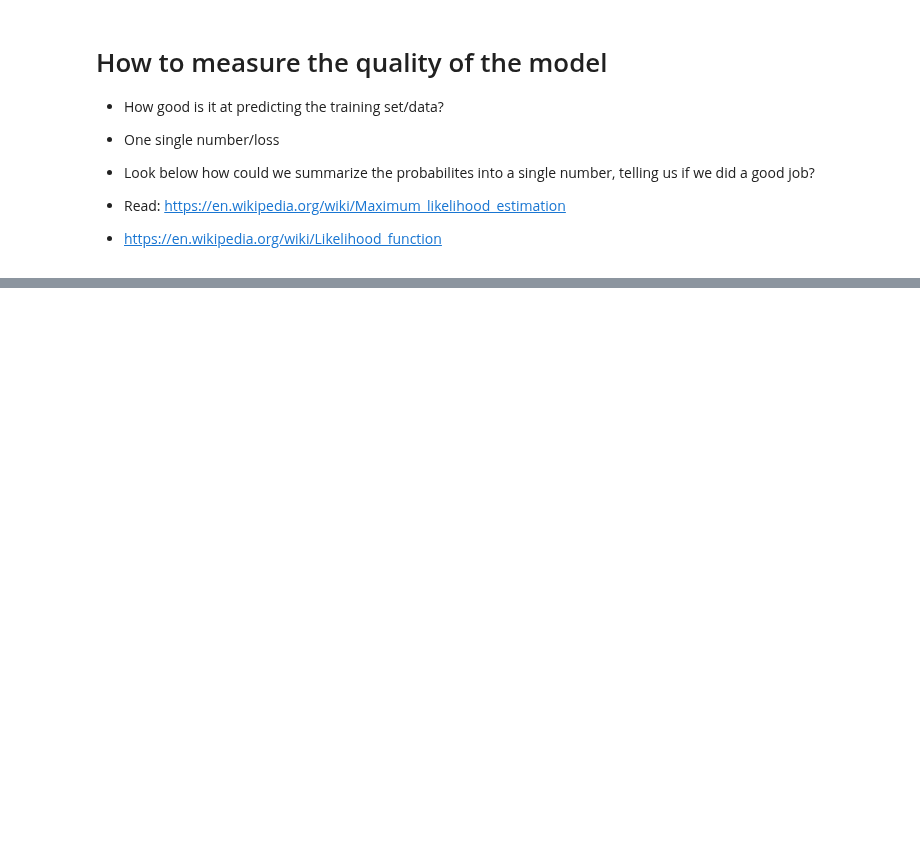
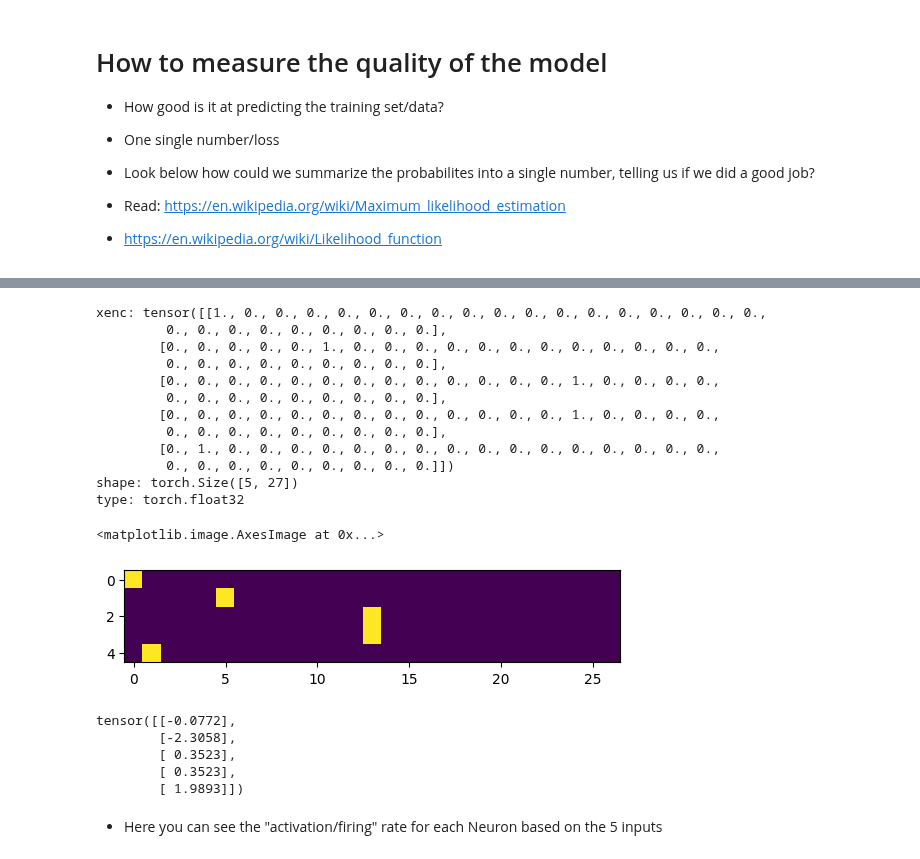
Before and after one commit to dominiksakic/zero_to_hero, a Jupyter notebook: bi_gram_to_NN.ipynb, the cells around one changed output, grey strips where cells are left out. Cells and saved outputs as stored; diff of their text form; code cells hidden in the pictures; blank space fills up the shorter version.

Commit message:
feat: train a bigram NN.

```diff
--- a/bi_gram_to_NN.ipynb
+++ b/bi_gram_to_NN.ipynb
@@ -245,15 +245,16 @@ log_likelihood = 0.0
 n = 0
 
 for w in words:
+#for w in ["andrejq"]:
   chs = ['.'] + list(w) + ['.']
   for ch1, ch2 in zip(chs, chs[1:]):
     ix1 = stoi[ch1]
     ix2 = stoi[ch2]
-    N[ix1, ix2] += 1
+    prob = P[ix1, ix2]
     logprob = torch.log(prob)
     log_likelihood += logprob
     n += 1
-    prob = P[ix1, ix2]
+    #print(f'{ch1}{ch2}: {prob:.4f} {logprob:.4f}')
 
 print(f'{log_likelihood=}')
 nll = -log_likelihood
@@ -313,0 +317,18 @@ q.: 0.10149253904819489 -8.753608703613281
+# %%
+# create the training set of bigrams (x,y)
+xs, ys = [], []
+
+for w in words[:1]:
+  chs = ['.'] + list(w) + ['.']
+  for ch1, ch2 in zip(chs, chs[1:]):
+    ix1 = stoi[ch1]
+    ix2 = stoi[ch2]
+    print(ch1, ch2)
+    xs.append(ix1)
+    ys.append(ix2)
+
+xs = torch.tensor(xs)
+ys = torch.tensor(ys)
+
+print(f"Input: {xs}")
+print(f"Labels: {ys}")
@@ -313,0 +343,35 @@ q.: 0.10149253904819489 -8.753608703613281
+# %%
+# Convert data
+import torch.nn.functional as F
+xenc = F.one_hot(xs, num_classes=27).float()
+print(f"xenc: {xenc}")
+print(f"shape: {xenc.shape}")
+print(f"type: {xenc.dtype}")
+plt.imshow(xenc)
+# %% [output]
+xenc: tensor([[1., 0., 0., 0., 0., 0., 0., 0., 0., 0., 0., 0., 0., 0., 0., 0., 0., 0.,
+         0., 0., 0., 0., 0., 0., 0., 0., 0.],
+        [0., 0., 0., 0., 0., 1., 0., 0., 0., 0., 0., 0., 0., 0., 0., 0., 0., 0.,
+         0., 0., 0., 0., 0., 0., 0., 0., 0.],
+        [0., 0., 0., 0., 0., 0., 0., 0., 0., 0., 0., 0., 0., 1., 0., 0., 0., 0.,
+         0., 0., 0., 0., 0., 0., 0., 0., 0.],
+        [0., 0., 0., 0., 0., 0., 0., 0., 0., 0., 0., 0., 0., 1., 0., 0., 0., 0.,
+         0., 0., 0., 0., 0., 0., 0., 0., 0.],
+        [0., 1., 0., 0., 0., 0., 0., 0., 0., 0., 0., 0., 0., 0., 0., 0., 0., 0.,
+         0., 0., 0., 0., 0., 0., 0., 0., 0.]])
+shape: torch.Size([5, 27])
+type: torch.float32
+<matplotlib.image.AxesImage at 0x...>
+[figure, added]
+# %%
+W = torch.randn((27, 1))
+xenc @ W
+# Read about: https://en.wikipedia.org/wiki/Matrix_multiplication
+# %% [output]
+tensor([[-0.0772],
+        [-2.3058],
+        [ 0.3523],
+        [ 0.3523],
+        [ 1.9893]])
+# %% [markdown]
+- Here you can see the "activation/firing" rate for each Neuron based on the 5 inputs
```
Also changed, not shown: parts of 17 cells of this notebook.
